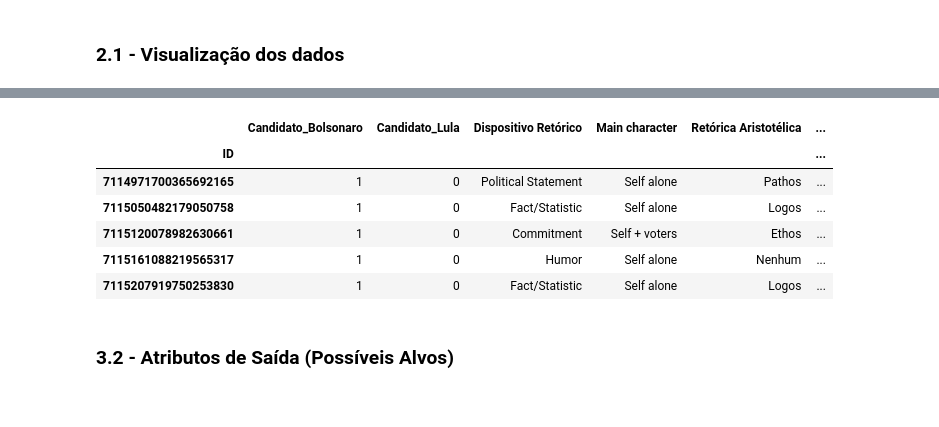
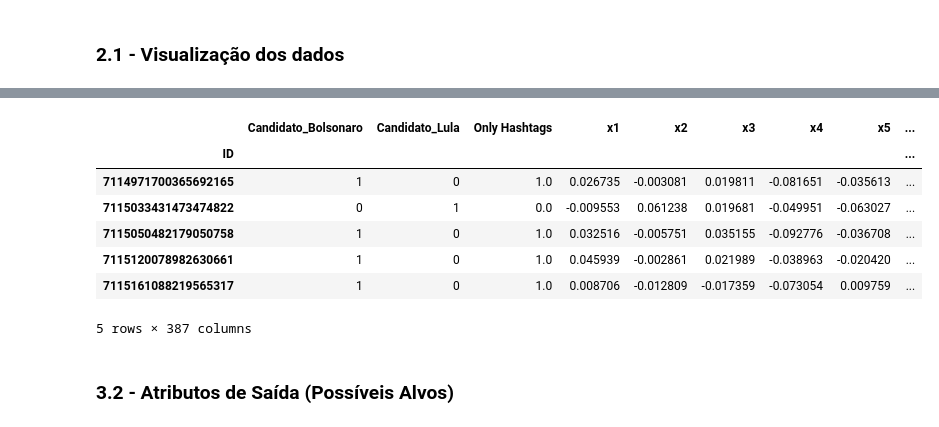
Before and after one commit to pablo-sampaio/embedding-to-likes, a Jupyter notebook: 1.2-Preprocessamento_B.ipynb, the cells around one changed output, grey strips where cells are left out. Saved outputs shown, nothing was run; the diff lists cells and outputs as text; code cells hidden in the pictures.

```diff
--- a/1.2-Preprocessamento_B.ipynb
+++ b/1.2-Preprocessamento_B.ipynb
@@ -186,7 +153,7 @@ Name: count, dtype: float64
 # %% [markdown]
 **Divisão pela Mediana (50-percentil)**
 # %%
-df.loc[filter_bolsonaro, 'Curtidas-2Classes-50p'] = df_bolsonaro['Curtidas'] > 31_600
-df[filter_bolsonaro]['Curtidas-2Classes-50p'].value_counts() #/ df_bolsonaro.shape[0]
+df.loc[filter_bolsonaro, 'Curtidas-2Classes-50p'] = df_bolsonaro['Curtidas'].values > 72782
+df[filter_bolsonaro]['Curtidas-2Classes-50p'].value_counts() / df_bolsonaro.shape[0]
 # %% [output]
 Curtidas-2Classes-50p
@@ -196,5 +163,5 @@ Name: count, dtype: int64
 # %%
-df.loc[filter_lula, 'Curtidas-2Classes-50p'] = df_lula['Curtidas'] > 19_400
-df[filter_lula]['Curtidas-2Classes-50p'].value_counts() #/ df_lula.shape[0]
+df.loc[filter_lula, 'Curtidas-2Classes-50p'] = df_lula['Curtidas'].values > 23812
+df[filter_lula]['Curtidas-2Classes-50p'].value_counts() / df_lula.shape[0]
 # %% [output]
 Curtidas-2Classes-50p
@@ -417,3 +205,11 @@ else:
 # %%
 # transforma em one-hot encoding
 df = pd.get_dummies(df, columns=['Candidato'], dtype=int)
+
+#Correção da Coluna específica de Candidato
+df = df.rename(columns={'Candidato_Jair Bolsonaro': 'Candidato_Bolsonaro'})
+
+
+new_order = [df.columns[0], 'Candidato_Bolsonaro', 'Candidato_Lula'] + list(df.drop(['Candidato_Bolsonaro', 'Candidato_Lula' ], axis=1).columns[1:])
+df = df[new_order]
+df
@@ -501,0 +234,8 @@ df.set_index('ID', inplace=True)
+# %%
+numerical_columns = [col for col in df.columns if col.startswith('x') and col[1:].isdigit()]
+
+# Adicionar à lista existente
+SELECTED_NUMERICAL_INPUTS = ['Candidato_Bolsonaro', 'Candidato_Lula', 'Only Hashtags']
+SELECTED_NUMERICAL_INPUTS = SELECTED_NUMERICAL_INPUTS + numerical_columns
+df.set_index('ID', inplace=True)
+df
@@ -502,12 +257,14 @@ df.set_index('ID', inplace=True)
 # %%
-dfx = df[SELECTED_CATEGORICAL_INPUTS + SELECTED_NUMERICAL_INPUTS]
+
+dfx = df[SELECTED_NUMERICAL_INPUTS]
 dfx.head()
 # %% [output]
-|  | Candidato_Bolsonaro | Candidato_Lula | Dispositivo Retórico | Main character | Retórica Aristotélica | ... |
-| ID |  |  |  |  |  | ... |
-| 7114971700365692165 | 1 | 0 | Political Statement | Self alone | Pathos | ... |
-| 7115050482179050758 | 1 | 0 | Fact/Statistic | Self alone | Logos | ... |
-| 7115120078982630661 | 1 | 0 | Commitment | Self + voters | Ethos | ... |
-| 7115161088219565317 | 1 | 0 | Humor | Self alone | Nenhum | ... |
-| 7115207919750253830 | 1 | 0 | Fact/Statistic | Self alone | Logos | ... |
+|  | Candidato_Bolsonaro | Candidato_Lula | Only Hashtags | x1 | x2 | x3 | x4 | x5 | ... |
+| ID |  |  |  |  |  |  |  |  | ... |
+| 7114971700365692165 | 1 | 0 | 1.0 | 0.026735 | -0.003081 | 0.019811 | -0.081651 | -0.035613 | ... |
+| 7115033431473474822 | 0 | 1 | 0.0 | -0.009553 | 0.061238 | 0.019681 | -0.049951 | -0.063027 | ... |
+| 7115050482179050758 | 1 | 0 | 1.0 | 0.032516 | -0.005751 | 0.035155 | -0.092776 | -0.036708 | ... |
+| 7115120078982630661 | 1 | 0 | 1.0 | 0.045939 | -0.002861 | 0.021989 | -0.038963 | -0.020420 | ... |
+| 7115161088219565317 | 1 | 0 | 1.0 | 0.008706 | -0.012809 | -0.017359 | -0.073054 | 0.009759 | ... |
+5 rows × 387 columns
 # %%
```
Also changed, not shown: parts of 75 cells of this notebook, 3 other files.
